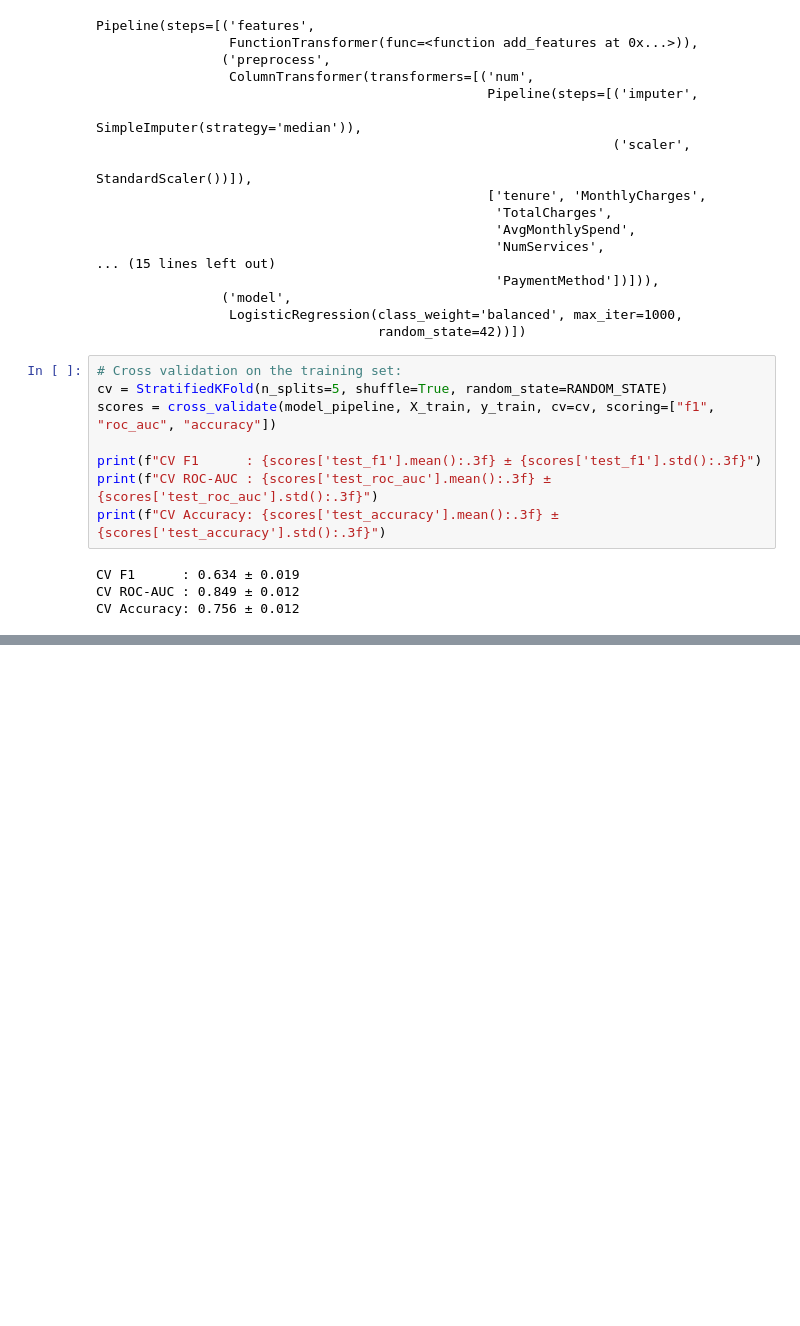
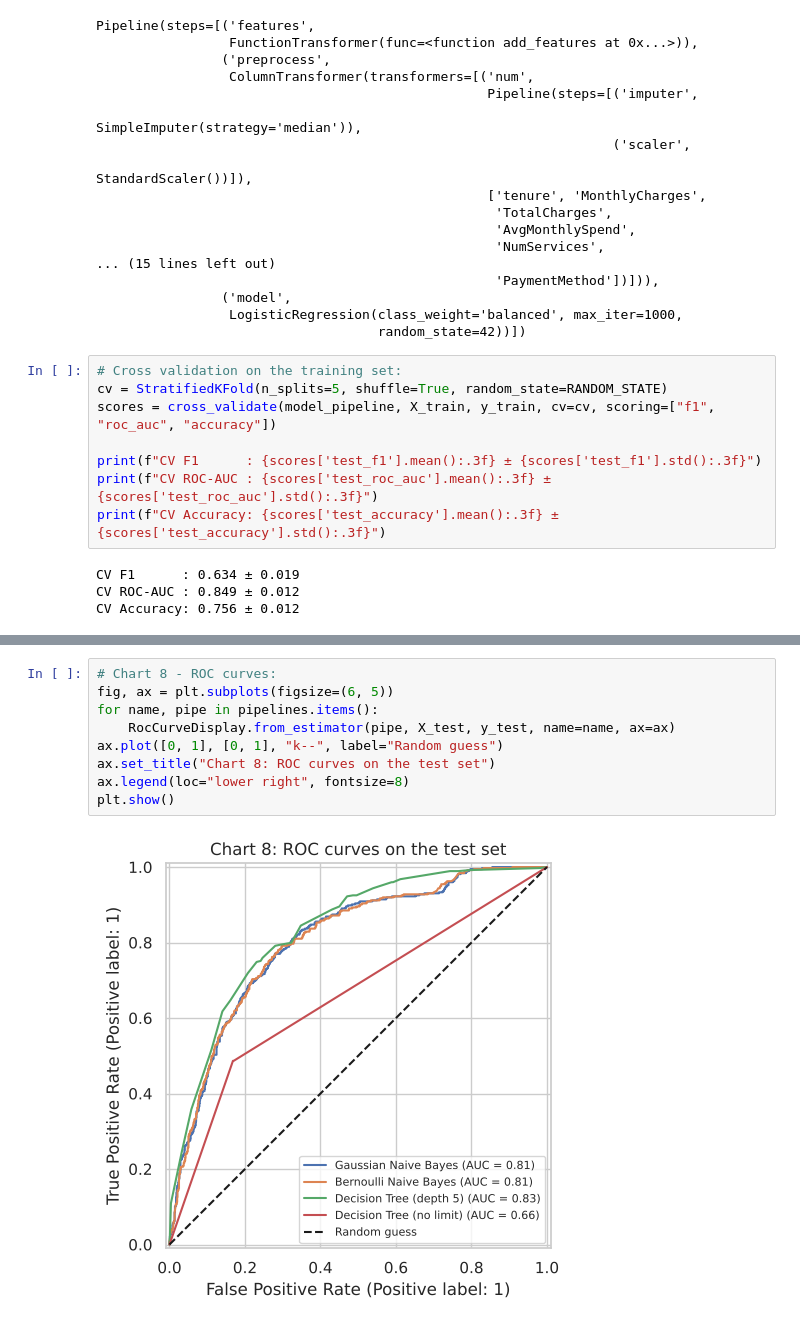
Before and after one commit to 70149418-ops/ml-churn-prediction, a Jupyter notebook: ML_Project_Churn.ipynb, the cells around one changed output, grey strips where cells are left out. Cells and saved outputs as stored; diff of their text form; blank space fills up the shorter version.

```diff
--- a/ML_Project_Churn.ipynb
+++ b/ML_Project_Churn.ipynb
@@ -304,0 +501,11 @@ weighted avg       0.80      0.74      0.76      1409
+# %%
+# Chart 8 - ROC curves:
+fig, ax = plt.subplots(figsize=(6, 5))
+for name, pipe in pipelines.items():
+    RocCurveDisplay.from_estimator(pipe, X_test, y_test, name=name, ax=ax)
+ax.plot([0, 1], [0, 1], "k--", label="Random guess")
+ax.set_title("Chart 8: ROC curves on the test set")
+ax.legend(loc="lower right", fontsize=8)
+plt.show()
+# %% [output]
+[figure, added]
```
Also changed, not shown: parts of 19 cells of this notebook, 1 other file.
